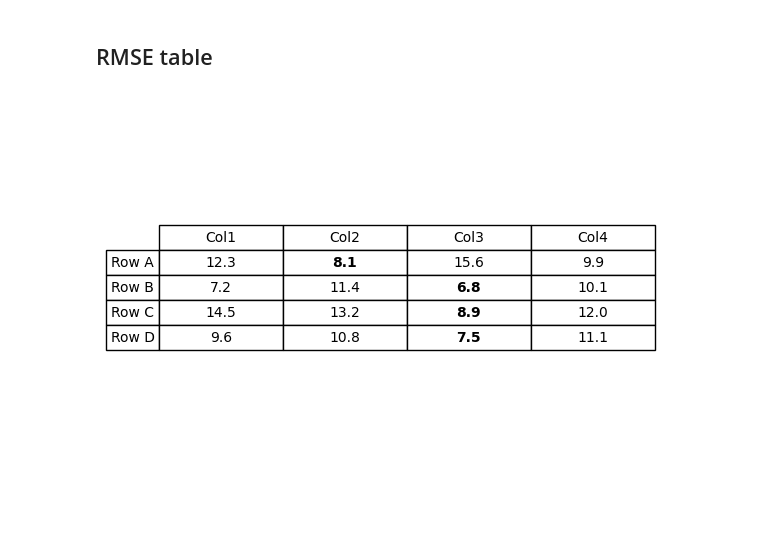
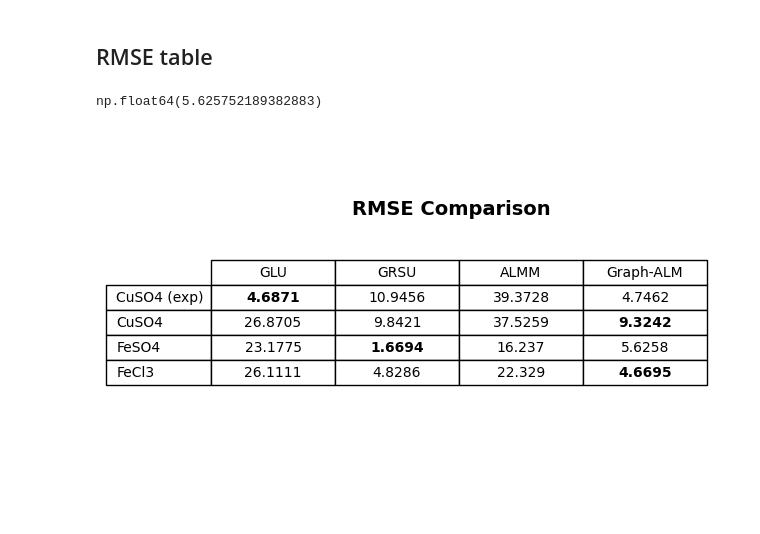
Before and after one commit to mtyler1059/Nearly-Blind-Hyperspectral-Unmixing, a Jupyter notebook: chem_experiments.ipynb, the cells around one changed output. Cells and saved outputs as stored; diff of their text form; code cells hidden in the pictures.

Commit message:
Added RMSE table

```diff
--- a/chem_experiments.ipynb
+++ b/chem_experiments.ipynb
@@ -959,39 +959,52 @@ abundance_plotting(X = X_chem_FeCl3, A_gt = A_gt_chem_FeCl3,
 [figure]
 # %% [markdown]
 ## RMSE table
+# %%
+# Calculate RMSE for ALMM
+A_ALMM_RMSE_chem = RMSE(A_ALMM_chem, A_gt_chem)
+A_ALMM_RMSE_CuSO4 = RMSE(A_ALMM_CuSO4, A_gt_chem_CuSO4)
+A_ALMM_RMSE_FeSO4 = RMSE(A_ALMM_chem_FeSO4, A_gt_chem_FeSO4)
+A_ALMM_RMSE_FeCl3 = RMSE(A_ALMM_FeCl3, A_gt_chem_FeCl3)
+# %%
+A_rmse_graph_almm_chem_FeSO4
+# %% [output]
+np.float64(5.625752189382883)
 # %%
 
+
 data = np.array([
-    [12.3, 8.1, 15.6, 9.9],
-    [7.2, 11.4, 6.8, 10.1],
-    [14.5, 13.2, 8.9, 12.0],
-    [9.6, 10.8, 7.5, 11.1]
+    [np.round(A_GLU_RMSE_chem, 4), np.round(A_GRSU_RMSE_chem, 4), np.round(A_ALMM_RMSE_chem, 4), np.round(A_rmse_graph_almm_chem, 4)],
+    [np.round(A_GLU_RMSE_CuSO4, 4), np.round(A_GRSU_RMSE_CuSO4, 4), np.round(A_ALMM_RMSE_CuSO4, 4), np.round(A_rmse_graph_almm_CuSO4, 4)],
+    [np.round(A_GLU_RMSE_chem_FeSO4, 4), np.round(A_GRSU_RMSE_chem_FeSO4, 4), np.round(A_ALMM_RMSE_FeSO4, 4), np.round(A_rmse_graph_almm_chem_FeSO4, 4)],
+    [np.round(A_GLU_RMSE_FeCl3, 4), np.round(A_GRSU_RMSE_FeCl3, 4), np.round(A_ALMM_RMSE_FeCl3, 4), np.round(A_rmse_graph_almm_FeCl3, 4)]
 ])
 
 headers = ["GLU", "GRSU", "ALMM", "Graph-ALM"]
 row_headers = ["CuSO4 (exp)", "CuSO4", "FeSO4", "FeCl3"]
 
 fig, ax = plt.subplots()
 ax.axis("off")  # hide the plot axes, just want the table
 
 table = ax.table(
     cellText=data,
     colLabels=headers,
     rowLabels=row_headers,
     cellLoc="center",
     loc="center"
 )
 
 # bold the min value in each row
 for row_idx, row in enumerate(data):
     min_col = np.argmin(row)
     cell = table[row_idx + 1, min_col]  # +1 because row 0 is the header
     cell.set_text_props(weight="bold")
 
 table.auto_set_font_size(False)
 table.set_fontsize(10)
 table.scale(1, 1.5)
 
-plt.savefig("table.png", dpi=300, bbox_inches="tight")
+fig.suptitle("RMSE Comparison", fontsize=14, fontweight="bold", y = 0.75)
+
+plt.savefig("RMSE_table.png", dpi=300, bbox_inches="tight")
 # %% [output]
-[figure, old version]
+[figure, new version]
```
Also changed, not shown: 2 other files.
